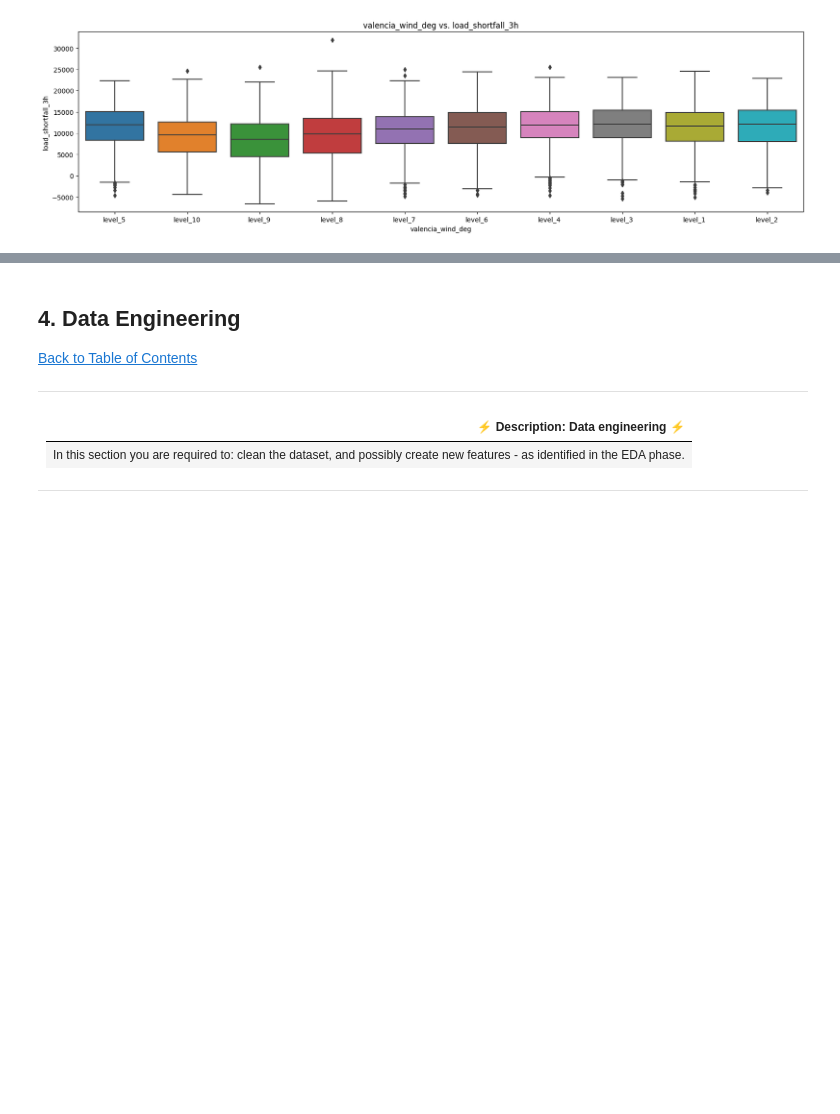
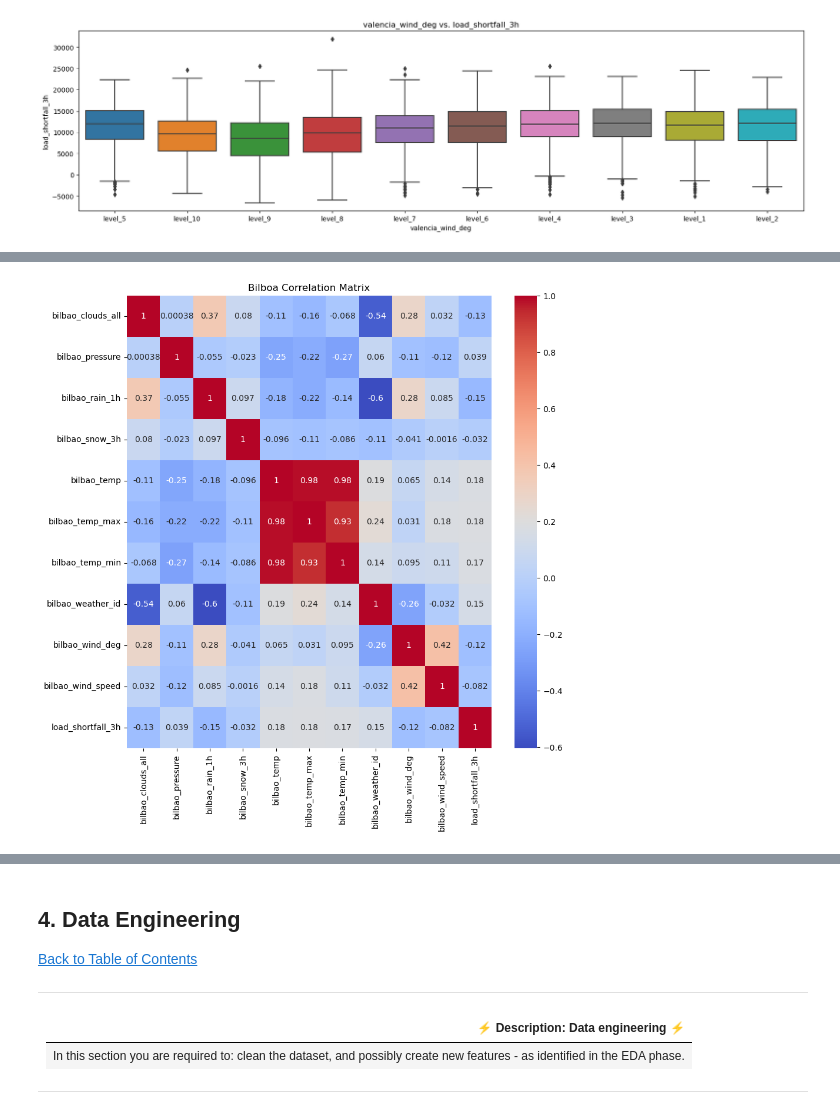
Before and after one commit to xuzmocode4-325/linear-regression-predict, a Jupyter notebook: notebook/starter-notebook.ipynb, the cells around one changed output, grey strips where cells are left out. Saved outputs shown, nothing was run; the diff lists cells and outputs as text; code cells hidden in the pictures; blank space fills up the shorter version.

```diff
--- a/notebook/starter-notebook.ipynb
+++ b/notebook/starter-notebook.ipynb
@@ -424,0 +402,11 @@ plt.show()
+# %%
+# Select variables for correlation matrix
+bilb_corr_matrix = bilbao_df.corr(numeric_only=True)
+
+# Plot the correlation matrix as a heatmap
+plt.figure(figsize =(10,10))
+sns.heatmap(bilb_corr_matrix, annot=True, cmap='coolwarm', xticklabels=True, yticklabels=True)
+plt.title('Bilboa Correlation Matrix')
+plt.show()
+# %% [output]
+[figure, added]
```
Also changed, not shown: parts of 40 cells of this notebook.
